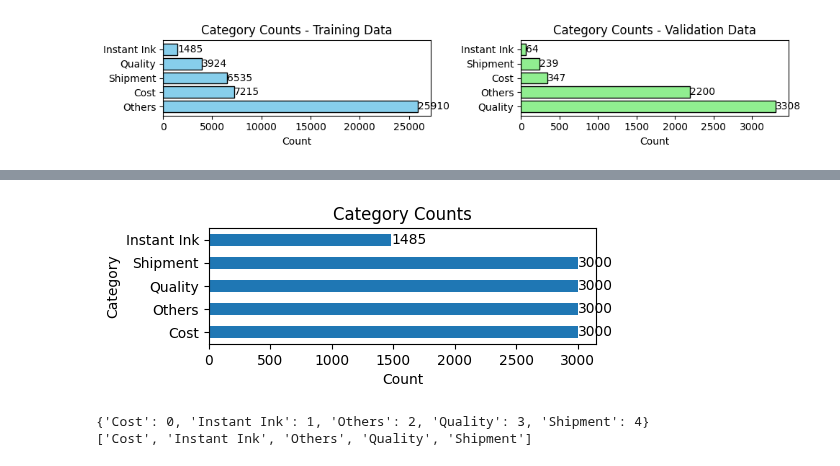
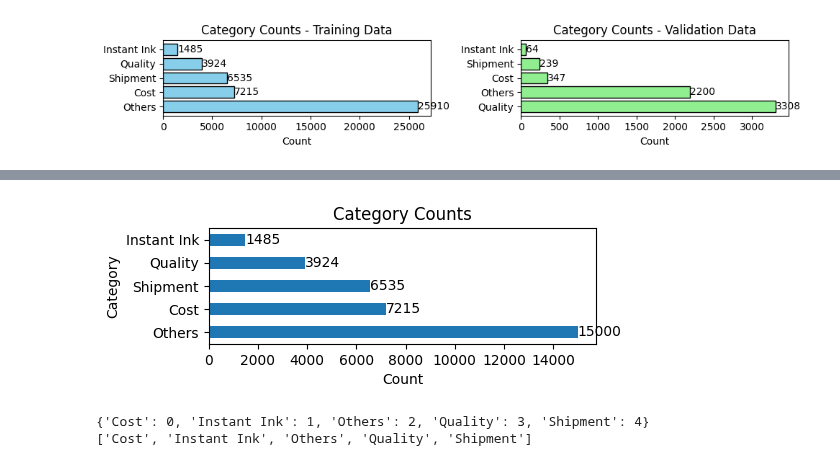
Before and after one commit to wd686/InkSightAnalyzer, a Jupyter notebook: distilbert (category).ipynb, the cells around one changed output, grey strips where cells are left out. Drawn from its saved outputs; the diff is of its cells as text; code cells hidden in the pictures.

```diff
--- a/distilbert (category).ipynb
+++ b/distilbert (category).ipynb
@@ -156,20 +158,20 @@ plt.show()
 # %%
 # sample equal no. of records from each label
-n_sample = 3000
+n_sample = 15000
 # sampled_df = (training_df.groupby('max_predicted_aspect').apply(lambda x: x.sample(n=min(len(x), n_sample), random_state=93)).reset_index(drop=True))   #random sampling
 sampled_df = (training_df.groupby('max_predicted_aspect').apply(lambda x: x.head(n=min(len(x), n_sample))).reset_index(drop=True))                      #most recent
 
 value_counts = sampled_df['max_predicted_aspect'].value_counts()
 
 # horizontal bar chart plot
 plt.figure(figsize=(5, 1.5))
 ax = value_counts.plot(kind='barh')
 for i in ax.containers:
     ax.bar_label(i)
 
 plt.xlabel('Count')
 plt.ylabel('Category')
 plt.title('Category Counts')
 plt.show()
 # %% [output]
-[figure, old version]
+[figure, new version]
```
Also changed, not shown: parts of 15 cells of this notebook.
